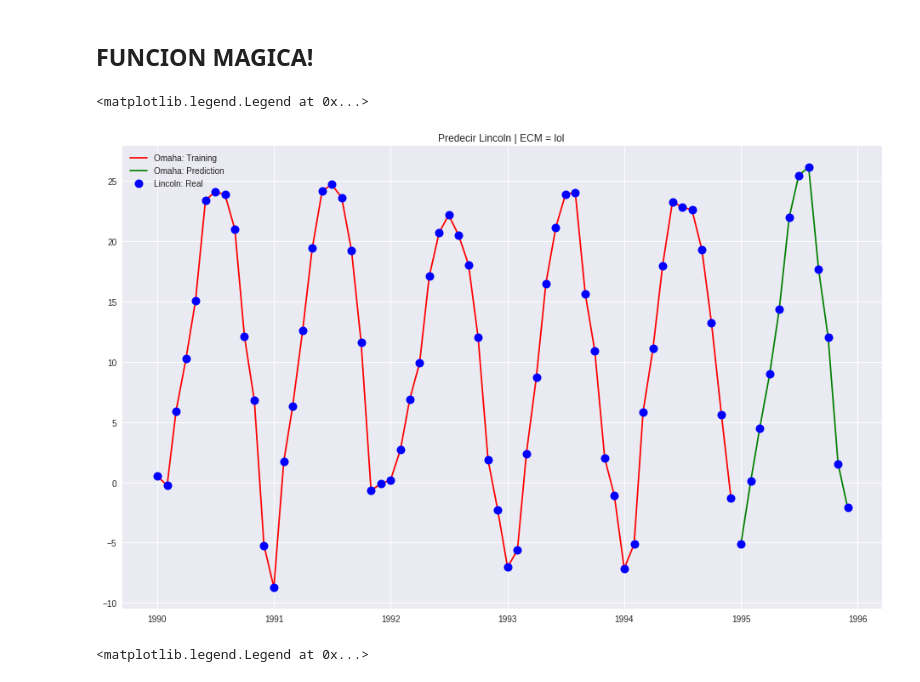
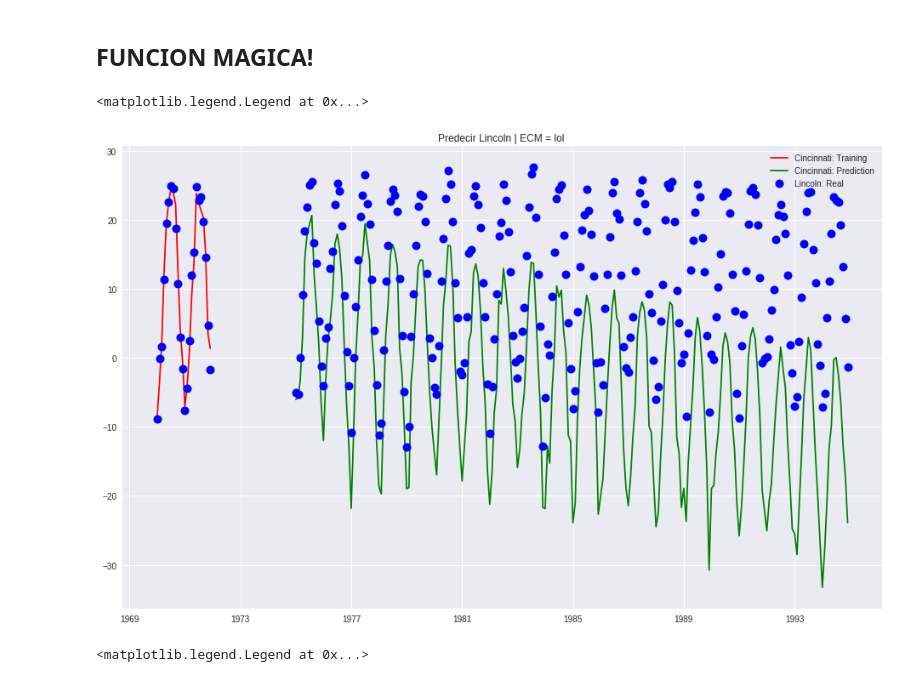
Before and after one commit to smcsicardi/metnum-tp3, a Jupyter notebook: temperaturas ciudades.ipynb, the cells around one changed output. Cells and saved outputs as stored; diff of their text form; code cells hidden in the pictures.

```diff
--- a/temperaturas ciudades.ipynb
+++ b/temperaturas ciudades.ipynb
@@ -21,6 +21,7 @@ df = df[df['date'] >= datetime(1841,1,1)]
 df.sort_values(['date','country','city'], inplace = True)
 
 df['ordinal']= df['date'].apply(lambda x: x.toordinal())
+df["year"] = df["date"].apply(lambda d: d.year)
 print(df.head())
 
 groupByCountries = df.groupby('country')
@@ -189,30 +211,30 @@ def foo(city, ciudadesData, yrAndQttyTraining, yrAndQttyPred, varList, funcion):
 # %%
 gUsa = pd.DataFrame(groupByCountries.get_group('United States'))
 #print(gUsa.head())
 
 cities = list(set(gUsa['city']))
 #print(cities)
 
 city = 'Lincoln'
-ciudadesData = ['Omaha']
-yrAndQttyTraining = [1990,5]
-yrAndQttyPred = [1995,1]
+ciudadesData = ['Cincinnati']
+yrAndQttyTraining = [1970,2]
+yrAndQttyPred = [1975,20]
 varList = ['avg', 'ordinal']
 funcion = lambda x: [x[0], x[1], 1]
 
 funCML,dicXsT,ysT,fechasT,dicResT,dicXsP,ysP,fechasP,dicResP = foo(city, ciudadesData, yrAndQttyTraining, yrAndQttyPred, varList, funcion)
 
 #imprimo
-plt.plot(fechasT, dicResT['Omaha'], 'r', label=ciudadesData[0]+': Training', color='red')
-plt.plot(fechasP, dicResP['Omaha'], 'r', label=ciudadesData[0]+': Prediction', color='green')
+plt.plot(fechasT, dicResT['Cincinnati'], 'r', label=ciudadesData[0]+': Training', color='red')
+plt.plot(fechasP, dicResP['Cincinnati'], 'r', label=ciudadesData[0]+': Prediction', color='green')
 
 plt.plot(fechasT+fechasP, ysT+ysP, 'o', label=city+': Real', markersize=10, color='blue')
 
 plt.title('{} | ECM = {} '.format("Predecir "+ city, 'lol') )
 plt.legend()
 # %% [output]
 <matplotlib.legend.Legend at 0x...>
-[figure, old version]
+[figure, new version]
 # %%
 gUsa = pd.DataFrame(groupByCountries.get_group('United States'))
 #print(gUsa.head())
```
Also changed, not shown: parts of 6 cells of this notebook, 1 other file.
